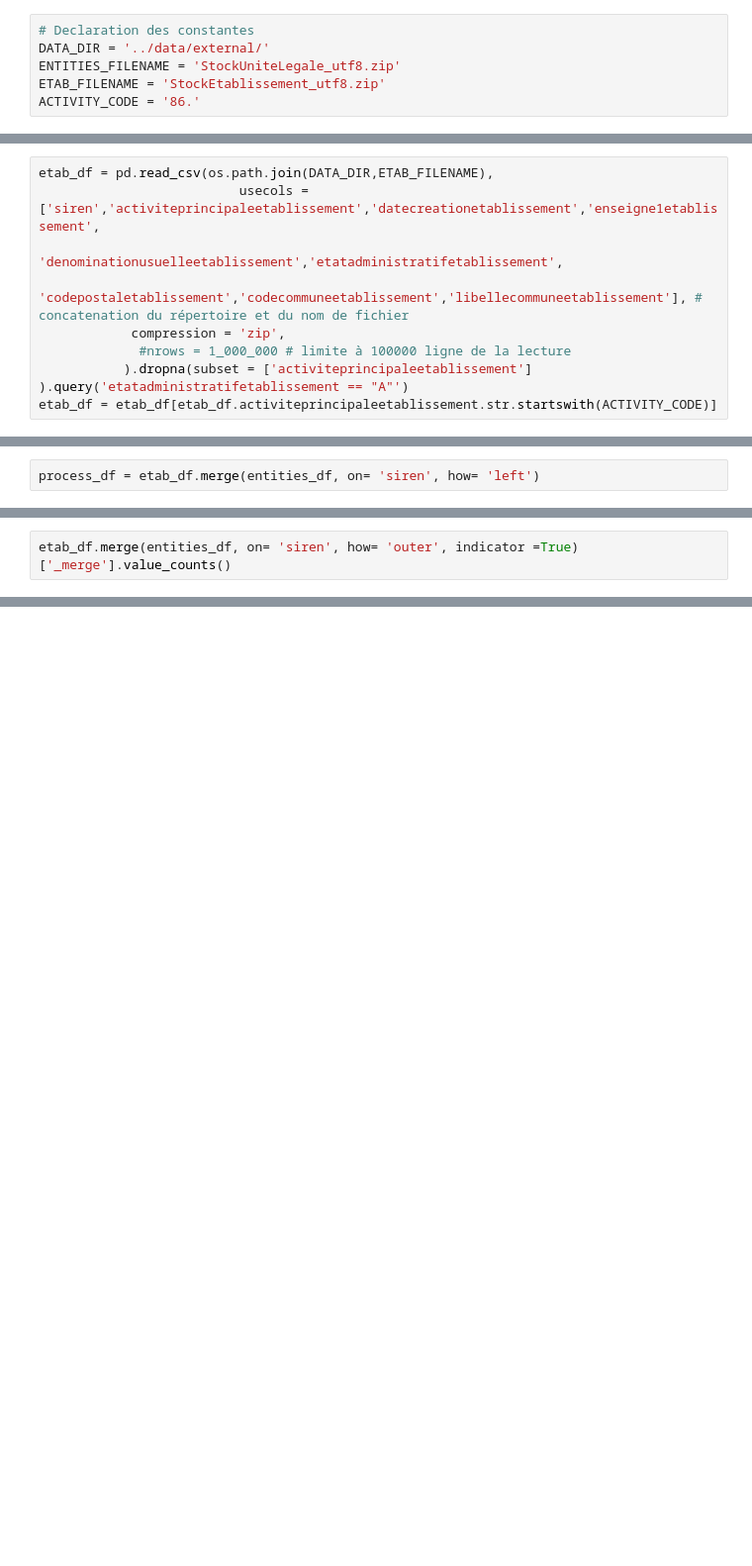
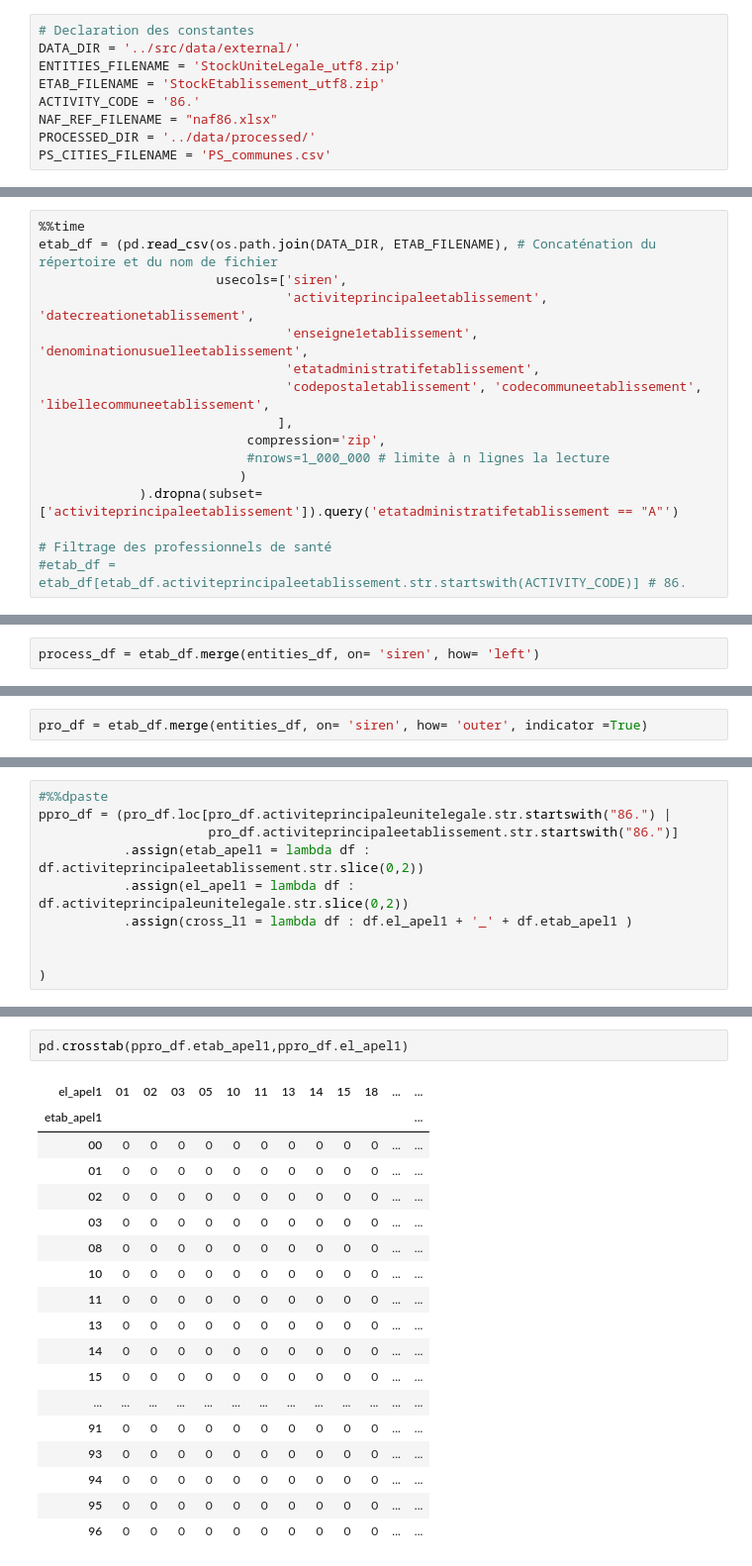
Before and after one commit to MarieMartin723/dm2, a Jupyter notebook: notebooks/prep_sirene.ipynb, the cells around one changed output, grey strips where cells are left out. Shown at 99% size. Cells and saved outputs as stored; diff of their text form; blank space fills up the shorter version.

Commit message:
Finaliser préparation sirene

```diff
--- a/notebooks/prep_sirene.ipynb
+++ b/notebooks/prep_sirene.ipynb
@@ -4,8 +10,11 @@ import os
 import pandas as pd
 # %%
 # Declaration des constantes
-DATA_DIR = '../data/external/'
+DATA_DIR = '../src/data/external/'
 ENTITIES_FILENAME = 'StockUniteLegale_utf8.zip'
 ETAB_FILENAME = 'StockEtablissement_utf8.zip'
 ACTIVITY_CODE = '86.'
+NAF_REF_FILENAME = "naf86.xlsx"
+PROCESSED_DIR = '../data/processed/'
+PS_CITIES_FILENAME = 'PS_communes.csv'
 # %%
@@ -132,11 +133,18 @@ pd.read_csv(os.path.join(DATA_DIR,ETAB_FILENAME), # concatenation du répertoire
 | 4 | 325175 | 57 | 32517500057 | O | 2014-01-07 | NaN | ... |
 5 rows × 48 columns
 # %%
-etab_df = pd.read_csv(os.path.join(DATA_DIR,ETAB_FILENAME),
-                          usecols =['siren','activiteprincipaleetablissement','datecreationetablissement','enseigne1etablissement',
-                                    'denominationusuelleetablissement','etatadministratifetablissement',
-                                    'codepostaletablissement','codecommuneetablissement','libellecommuneetablissement'], # concatenation du répertoire et du nom de fichier
-            compression = 'zip',
-             #nrows = 1_000_000 # limite à 100000 ligne de la lecture
-           ).dropna(subset = ['activiteprincipaleetablissement'] ).query('etatadministratifetablissement == "A"')
-etab_df = etab_df[etab_df.activiteprincipaleetablissement.str.startswith(ACTIVITY_CODE)]
+%%time
+etab_df = (pd.read_csv(os.path.join(DATA_DIR, ETAB_FILENAME), # Concaténation du répertoire et du nom de fichier
+                       usecols=['siren',
+                                'activiteprincipaleetablissement', 'datecreationetablissement',
+                                'enseigne1etablissement', 'denominationusuelleetablissement',
+                                'etatadministratifetablissement',
+                                'codepostaletablissement', 'codecommuneetablissement', 'libellecommuneetablissement',
+                               ],
+                           compression='zip',
+                           #nrows=1_000_000 # limite à n lignes la lecture
+                          )
+             ).dropna(subset=['activiteprincipaleetablissement']).query('etatadministratifetablissement == "A"')
+
+# Filtrage des professionnels de santé
+#etab_df = etab_df[etab_df.activiteprincipaleetablissement.str.startswith(ACTIVITY_CODE)] # 86.
@@ -191,2 +212,2 @@ process_df[process_df.activiteprincipaleunitelegale.isnull()].shape
 # %%
-etab_df.merge(entities_df, on= 'siren', how= 'outer', indicator =True)['_merge'].value_counts()
+pro_df = etab_df.merge(entities_df, on= 'siren', how= 'outer', indicator =True)
@@ -197,0 +225,10 @@ Name: _merge, dtype: int64
+# %%
+#%%dpaste
+ppro_df = (pro_df.loc[pro_df.activiteprincipaleunitelegale.str.startswith("86.") |
+                      pro_df.activiteprincipaleetablissement.str.startswith("86.")]
+           .assign(etab_apel1 = lambda df : df.activiteprincipaleetablissement.str.slice(0,2))
+           .assign(el_apel1 = lambda df : df.activiteprincipaleunitelegale.str.slice(0,2))
+           .assign(cross_l1 = lambda df : df.el_apel1 + '_' + df.etab_apel1 )
+
+
+)
@@ -197,0 +244,21 @@ Name: _merge, dtype: int64
+# %%
+pd.crosstab(ppro_df.etab_apel1,ppro_df.el_apel1)
+# %% [output]
+| el_apel1 | 01 | 02 | 03 | 05 | 10 | 11 | 13 | 14 | 15 | 18 | ... | ... |
+| etab_apel1 |  |  |  |  |  |  |  |  |  |  |  | ... |
+| 00 | 0 | 0 | 0 | 0 | 0 | 0 | 0 | 0 | 0 | 0 | ... | ... |
+| 01 | 0 | 0 | 0 | 0 | 0 | 0 | 0 | 0 | 0 | 0 | ... | ... |
+| 02 | 0 | 0 | 0 | 0 | 0 | 0 | 0 | 0 | 0 | 0 | ... | ... |
+| 03 | 0 | 0 | 0 | 0 | 0 | 0 | 0 | 0 | 0 | 0 | ... | ... |
+| 08 | 0 | 0 | 0 | 0 | 0 | 0 | 0 | 0 | 0 | 0 | ... | ... |
+| 10 | 0 | 0 | 0 | 0 | 0 | 0 | 0 | 0 | 0 | 0 | ... | ... |
+| 11 | 0 | 0 | 0 | 0 | 0 | 0 | 0 | 0 | 0 | 0 | ... | ... |
+| 13 | 0 | 0 | 0 | 0 | 0 | 0 | 0 | 0 | 0 | 0 | ... | ... |
+| 14 | 0 | 0 | 0 | 0 | 0 | 0 | 0 | 0 | 0 | 0 | ... | ... |
+| 15 | 0 | 0 | 0 | 0 | 0 | 0 | 0 | 0 | 0 | 0 | ... | ... |
+| ... | ... | ... | ... | ... | ... | ... | ... | ... | ... | ... | ... | ... |
+| 91 | 0 | 0 | 0 | 0 | 0 | 0 | 0 | 0 | 0 | 0 | ... | ... |
+| 93 | 0 | 0 | 0 | 0 | 0 | 0 | 0 | 0 | 0 | 0 | ... | ... |
+| 94 | 0 | 0 | 0 | 0 | 0 | 0 | 0 | 0 | 0 | 0 | ... | ... |
+| 95 | 0 | 0 | 0 | 0 | 0 | 0 | 0 | 0 | 0 | 0 | ... | ... |
+| 96 | 0 | 0 | 0 | 0 | 0 | 0 | 0 | 0 | 0 | 0 | ... | ... |
```
Also changed, not shown: parts of 42 cells of this notebook.
